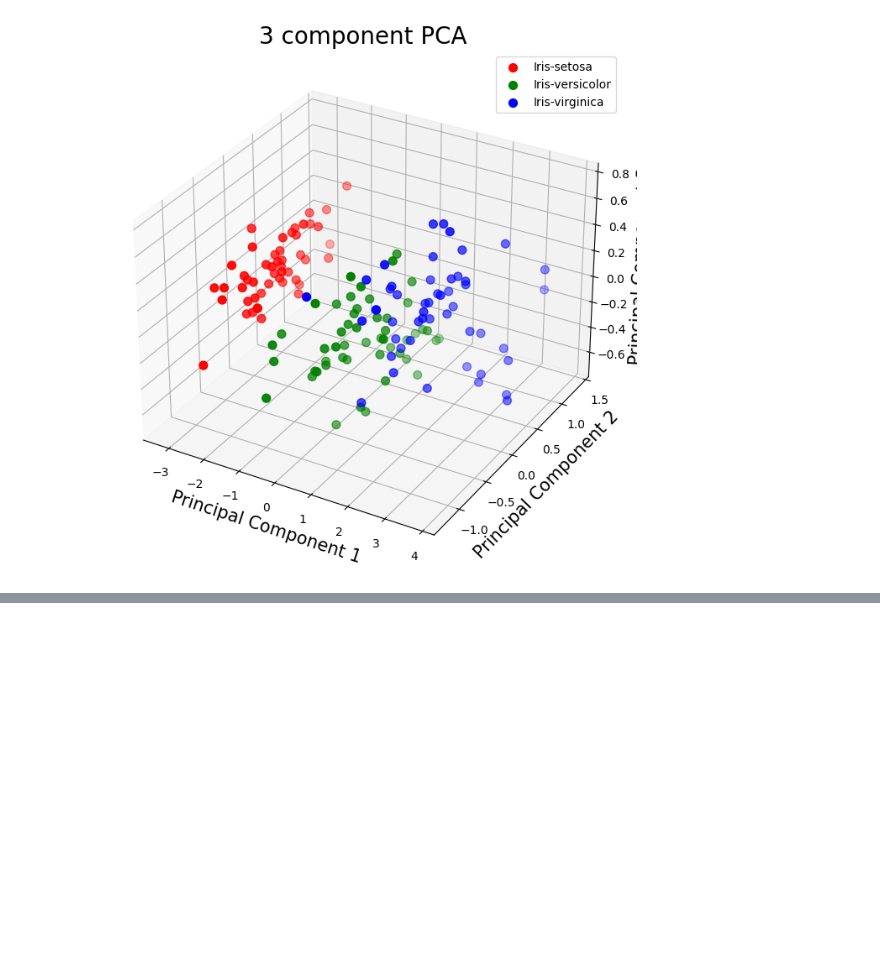
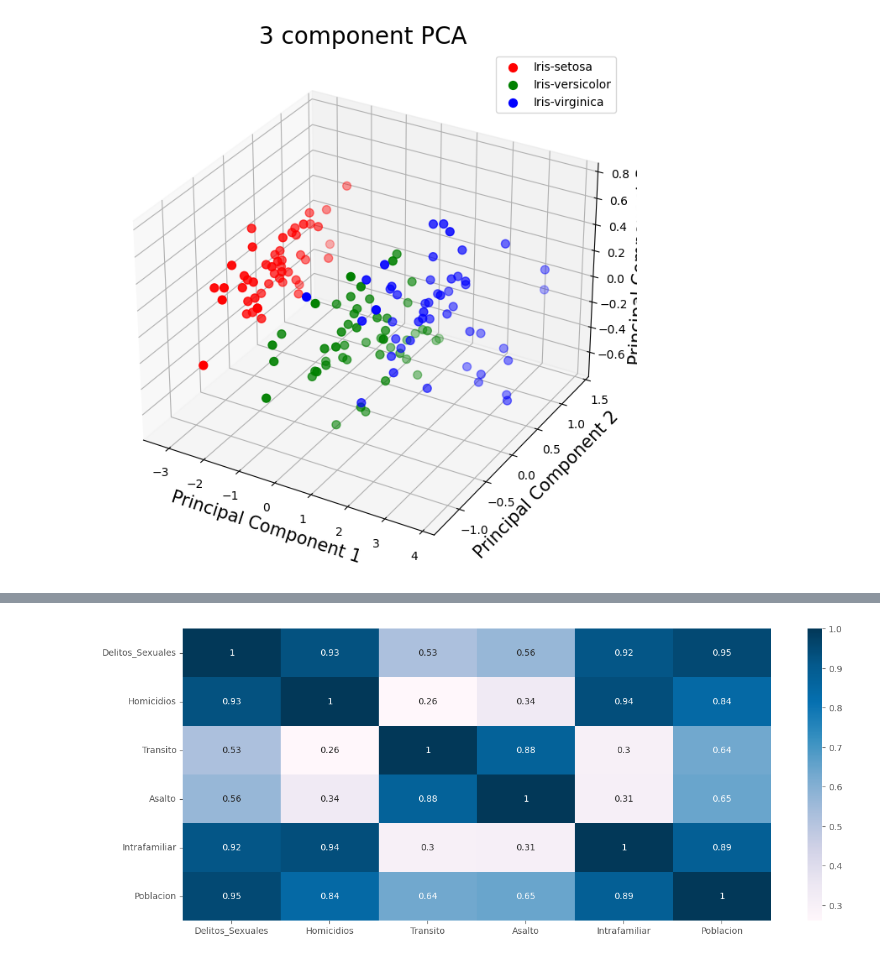
Before and after one commit to jazaineam1/Diplomado_ucentral_ME, a Jupyter notebook: Cuadernos/ACP_Intro.ipynb, the cells around one changed output, grey strips where cells are left out. Saved outputs shown, nothing was run; the diff lists cells and outputs as text; code cells hidden in the pictures; blank space fills up the shorter version.

```diff
--- a/Cuadernos/ACP_Intro.ipynb
+++ b/Cuadernos/ACP_Intro.ipynb
@@ -571,0 +504,7 @@ array([0.92461621, 0.05301557, 0.01718514, 0.00518309])
+# %%
+plt.rcParams['figure.figsize'] = (15, 6)
+plt.style.use('ggplot')
+url_base = "https://raw.githubusercontent.com/lacamposm/Metodos_Estadisticos/main/data/"
+df_name2 = "Delitos_Colombia.csv"
+df2 = pd.read_csv(url_base + df_name2, sep=";", decimal=",", index_col=0)
+df2.head()
@@ -571,0 +522,5 @@ array([0.92461621, 0.05301557, 0.01718514, 0.00518309])
+# %%
+sns.heatmap(df2.corr(), annot = True, cmap = "PuBu")
+plt.show()
+# %% [output]
+[figure, added]
```
Also changed, not shown: parts of 22 cells of this notebook.
